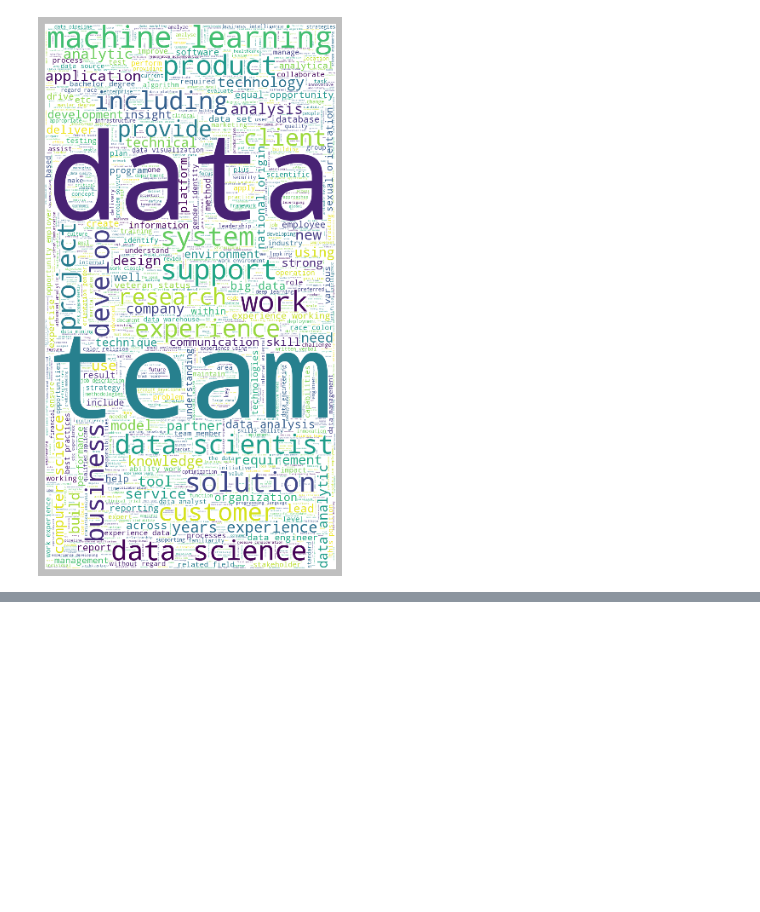
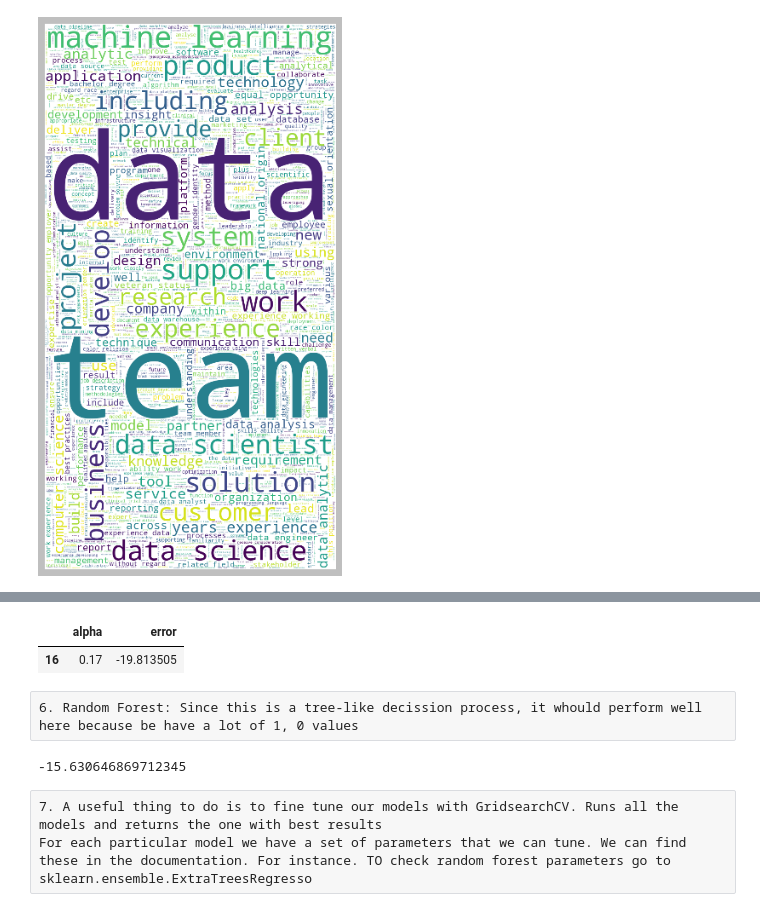
Before and after one commit to EnriqueSPR/ds_salary_project, a Jupyter notebook: Project Ken.ipynb, the cells around one changed output, grey strips where cells are left out. Drawn from its saved outputs; the diff is of its cells as text; code cells hidden in the pictures; blank space fills up the shorter version.

```diff
--- a/Project Ken.ipynb
+++ b/Project Ken.ipynb
@@ -881,0 +1036,11 @@ plt.show()
+# %%
+err_df = pd.DataFrame(tuple(zip(alpha,error)), columns=["alpha", "error"])
+# we can make a list of tuples to see where our optimal alpha value is
+# %%
+err_df[err_df["error"]==max(err_df["error"])]
+# we can now see what is our optimal alpha value. The lowest error we can get with the lasso model is -19.91
+# %% [output]
+|  | alpha | error |
+| 16 | 0.17 | -19.813505 |
+# %% [raw]
+6. Random Forest: Since this is a tree-like decission process, it whould perform well here because be have a lot of 1, 0 values
@@ -881,0 +1051,7 @@ plt.show()
+# %%
+cv_rf # we can see a quite lower value which means this is a better model for our prediction
+# %% [output]
+-15.630646869712345
+# %% [raw]
+7. A useful thing to do is to fine tune our models with GridsearchCV. Runs all the models and returns the one with best results
+For each particular model we have a set of parameters that we can tune. We can find these in the documentation. For instance. TO check random forest parameters go to sklearn.ensemble.ExtraTreesRegresso
```
Also changed, not shown: parts of 42 cells of this notebook, 1 other file.
